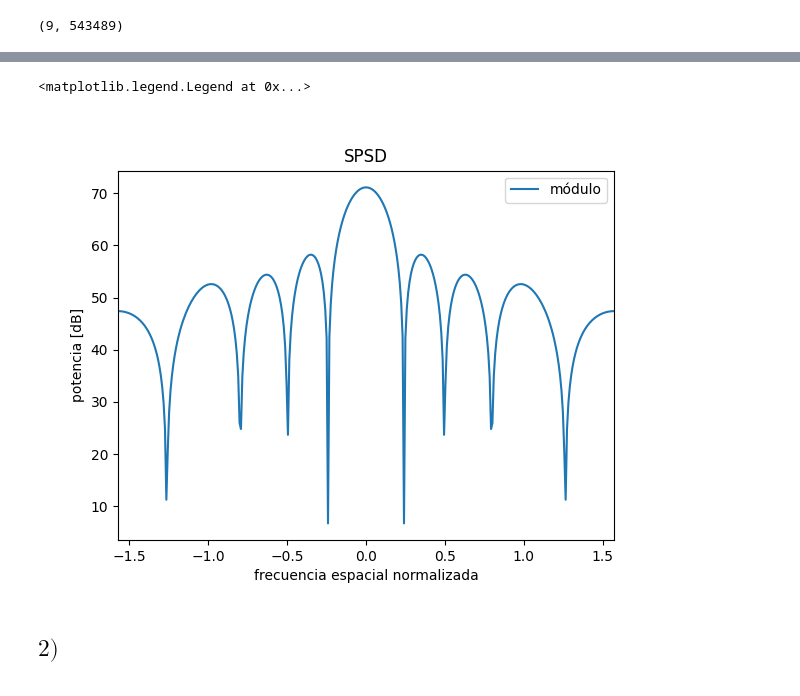
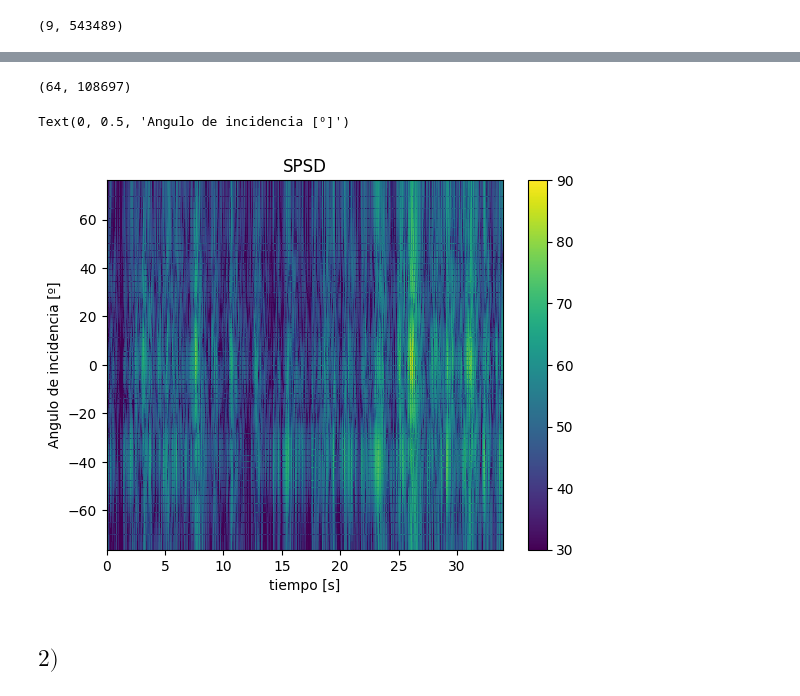
Before and after one commit to GonzaLinares/PASA_TP4, a Jupyter notebook: main.ipynb, the cells around one changed output, grey strips where cells are left out. Cells and saved outputs as stored; diff of their text form; code cells hidden in the pictures.

```diff
--- a/main.ipynb
+++ b/main.ipynb
@@ -53,8 +57,8 @@ subArrDem.shape
 (9, 543489)
 # %%
 B = 40 #Hz
-b, a = sp.butter(N=10, Wn=np.pi*B, fs=fs)
-x = sp.lfilter(b, a, x=subArrDem) #Obtenemos las señales en banda base demoduladas
+but_sos = sp.butter(N=10, Wn=np.pi*B, fs=fs, output='sos')
+x = sp.sosfilt(but_sos, x=subArrDem, axis=1) #Obtenemos las señales en banda base demoduladas
 # %%
 d = 0.08
 vs = 343
@@ -84,13 +84,27 @@ for i, val in enumerate(vec):
-# %%
-plt.figure()
-plt.title("SPSD")
-plt.plot(vec, y, label='módulo')
-plt.xlabel("frecuencia espacial normalizada")
-plt.ylabel("potencia [dB]")
-plt.xlim([-np.pi/2, np.pi/2])
-plt.legend()
-# %% [output]
-<matplotlib.legend.Legend at 0x...>
-[figure, removed]
+# %%
+Nfft = 64
+y = np.zeros(shape=(Nfft, x.shape[-1]//5 ), dtype=np.complex128)
+for n in range(x.shape[-1]//5):
+    y[:, n] = np.fft.fftshift(np.fft.fft(x.T[n], Nfft))
+freqs = np.fft.fftshift(np.fft.fftfreq(Nfft))
+# %%
+plt.figure()
+plt.title("SPSD")
+print(y.shape)
+t = np.linspace(0, x.shape[-1]/fs, y.shape[-1])
+degree = np.arcsin(freqs*vs/fc/0.08)*180/np.pi
+
+yfixed = y[np.invert(np.isnan(degree)), :]
+degree = degree[np.invert(np.isnan(degree))]
+ydb = 20 * np.log10(np.abs(yfixed+1e-10))
+
+plt.pcolormesh(t, degree, ydb, shading='gouraud',vmin=30, vmax=90)
+plt.colorbar()
+plt.xlabel("tiempo [s]")
+plt.ylabel("Angulo de incidencia [º]")
+# %% [output]
+(64, 108697)
+Text(0, 0.5, 'Angulo de incidencia [º]')
+[figure, added]
 # %% [markdown]
 ## $\textit{2)}$
```
Also changed, not shown: parts of 12 cells of this notebook.
